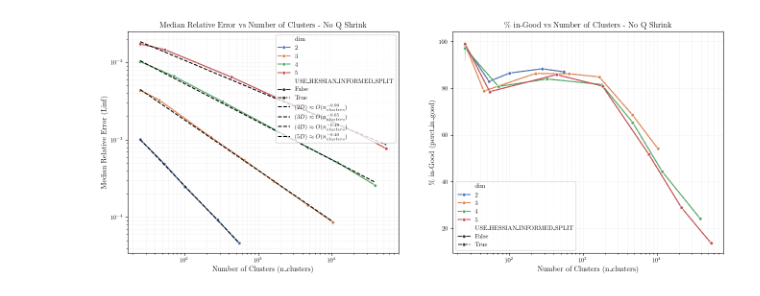
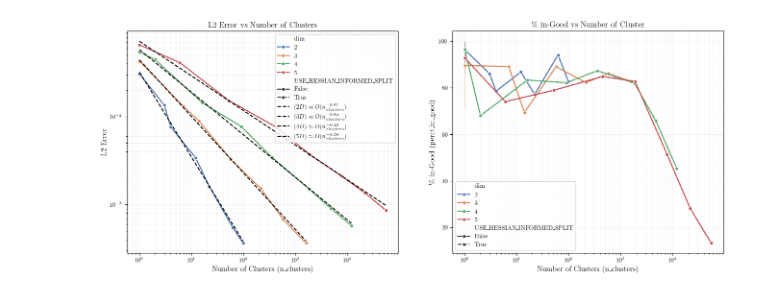
Before and after one commit to ut-padas/affini, a Jupyter notebook: ics26_quadratic_eda.ipynb, the cells around one changed output. Cells and saved outputs as stored; diff of their text form; code cells hidden in the pictures.

Commit message:
Update file with new error metrics/rm old experiments

```diff
--- a/ics26_quadratic_eda.ipynb
+++ b/ics26_quadratic_eda.ipynb
@@ -78,7 +69,7 @@ plt.subplot(1, 2, 1)
 sns.lineplot(
     data=df_q,
     x="n_clusters",
-    y="median_rel_error_linf",
+    y="l2_relative_error",
     hue="dim",
     style="USE_HESSIAN_INFORMED_SPLIT",
     marker="o",
@@ -88,38 +79,38 @@ sns.lineplot(
 for dim in df_q["dim"].unique():
     subset = df_q[df_q["dim"] == dim]
     X = np.log(subset["n_clusters"].values).reshape(-1, 1)
-    y = np.log(subset["median_rel_error_linf"].values)
+    y = np.log(subset["l2_relative_error"].values)
     # Drop the last point to avoid outlier influence
     X = X[:-1]
     y = y[:-1]
     model = LinearRegression()
     model.fit(X, y)
     x_fit = np.linspace(X.min(), X.max(), 100).reshape(-1, 1)
     y_fit = model.predict(x_fit)
     label = rf"$({dim}D) \approx O(n_{{clusters}}^{{{model.coef_[0]:.2f}}})$"
     plt.plot(np.exp(x_fit), np.exp(y_fit), linestyle="--", color="k", label=label)
 plt.legend()
 plt.xscale("log")
 plt.yscale("log")
 plt.xlabel("Number of Clusters (n_clusters)")
-plt.ylabel("Median Relative Error (Linf)")
-plt.title("Median Relative Error vs Number of Clusters - No Q Shrink")
+plt.ylabel("L2 Error")
+plt.title("L2 Error vs Number of Clusters")
 plt.grid(True, which="both", ls="--", lw=0.5)
 
 plt.subplot(1, 2, 2)
 sns.lineplot(
     data=df_q,
     x="n_clusters",
     y="perct_in_good",
     hue="dim",
     style="USE_HESSIAN_INFORMED_SPLIT",
     marker="o",
     palette=PALETTE,
 )
 plt.xscale("log")
 plt.xlabel("Number of Clusters (n_clusters)")
 plt.ylabel(r"$\%$ in-Good (perct_in_good)")
-plt.title(r"$\%$ in-Good vs Number of Clusters - No Q Shrink")
+plt.title(r"$\%$ in-Good vs Number of Cluster")
 plt.grid(True, which="both", ls="--", lw=0.5)
 # %% [output]
-[figure, old version]
+[figure, new version]
```
Also changed, not shown: parts of 4 cells of this notebook, 4 other files.
